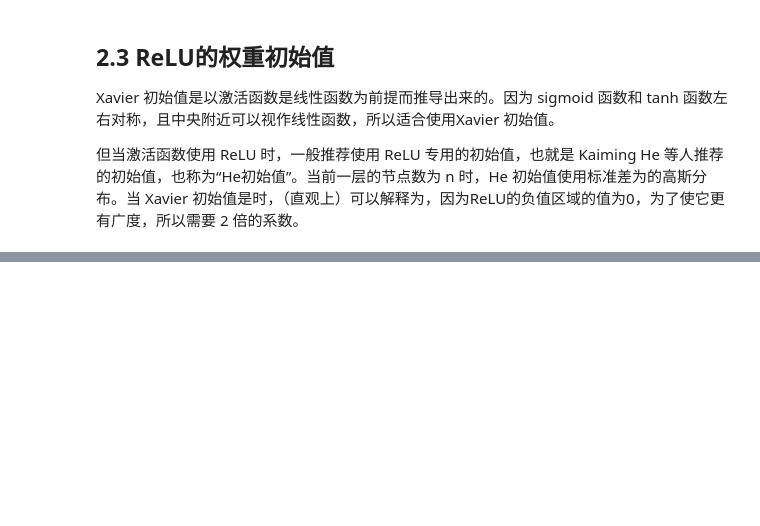
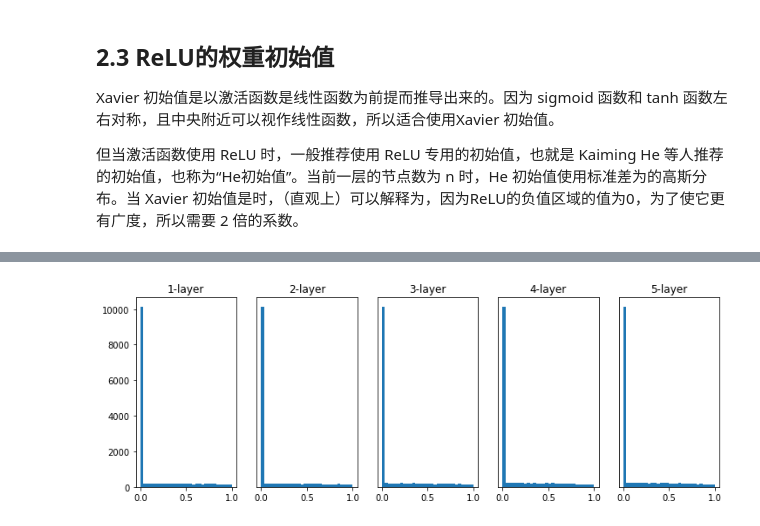
Before and after one commit to devonchenc/python-deep-learning, a Jupyter notebook: 12.Optimization_and_regularization.ipynb, the cells around one changed output, grey strips where cells are left out. Cells and saved outputs as stored; diff of their text form; code cells hidden in the pictures; blank space fills up the shorter version.

```diff
--- a/12.Optimization_and_regularization.ipynb
+++ b/12.Optimization_and_regularization.ipynb
@@ -315,0 +324,6 @@ draw(w, ReLU)
+# %%
+# normal distribution
+w = np.random.randn(node_num, node_num) * np.sqrt(2.0 / node_num)
+draw_output(w, ReLU)
+# %% [output]
+[figure, added]
```
Also changed, not shown: parts of 7 cells of this notebook.
